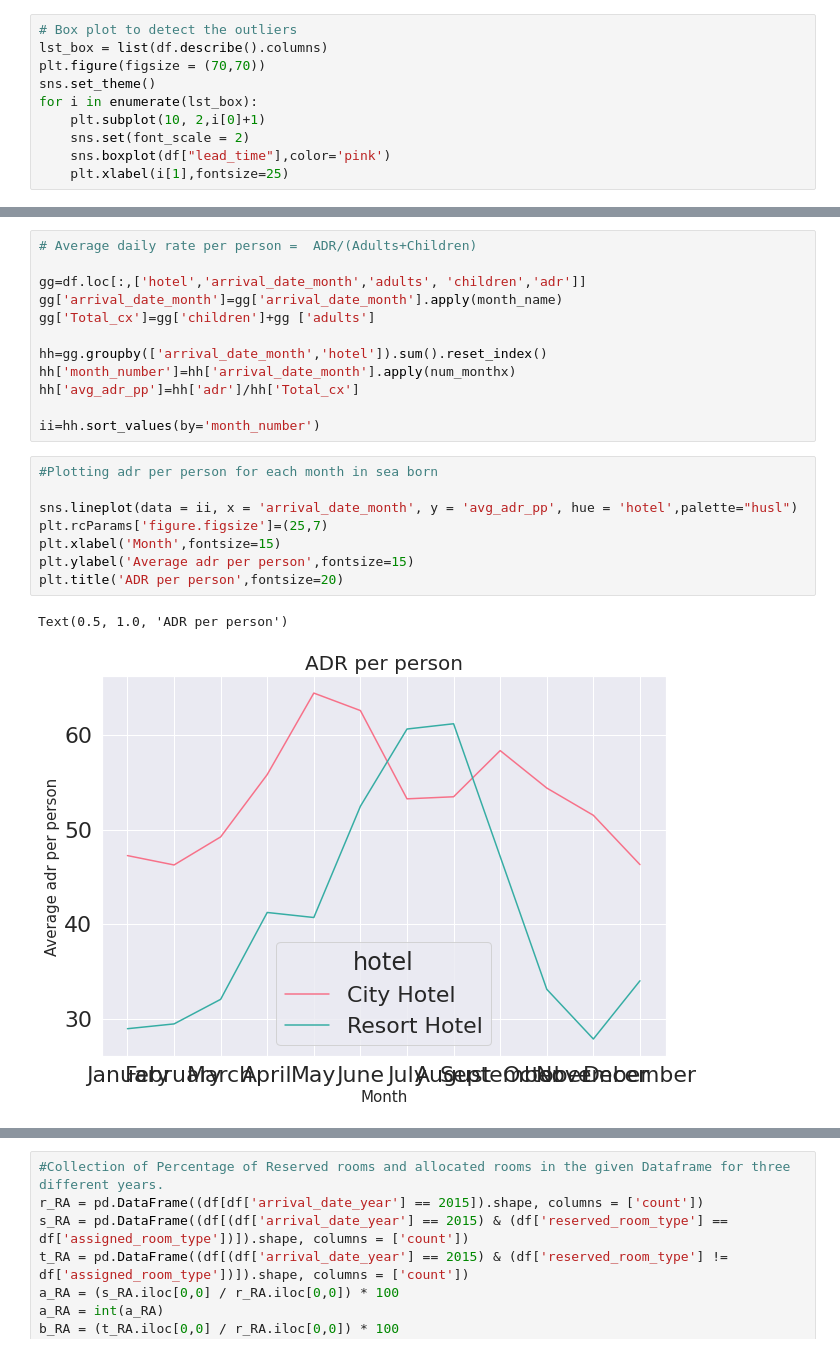
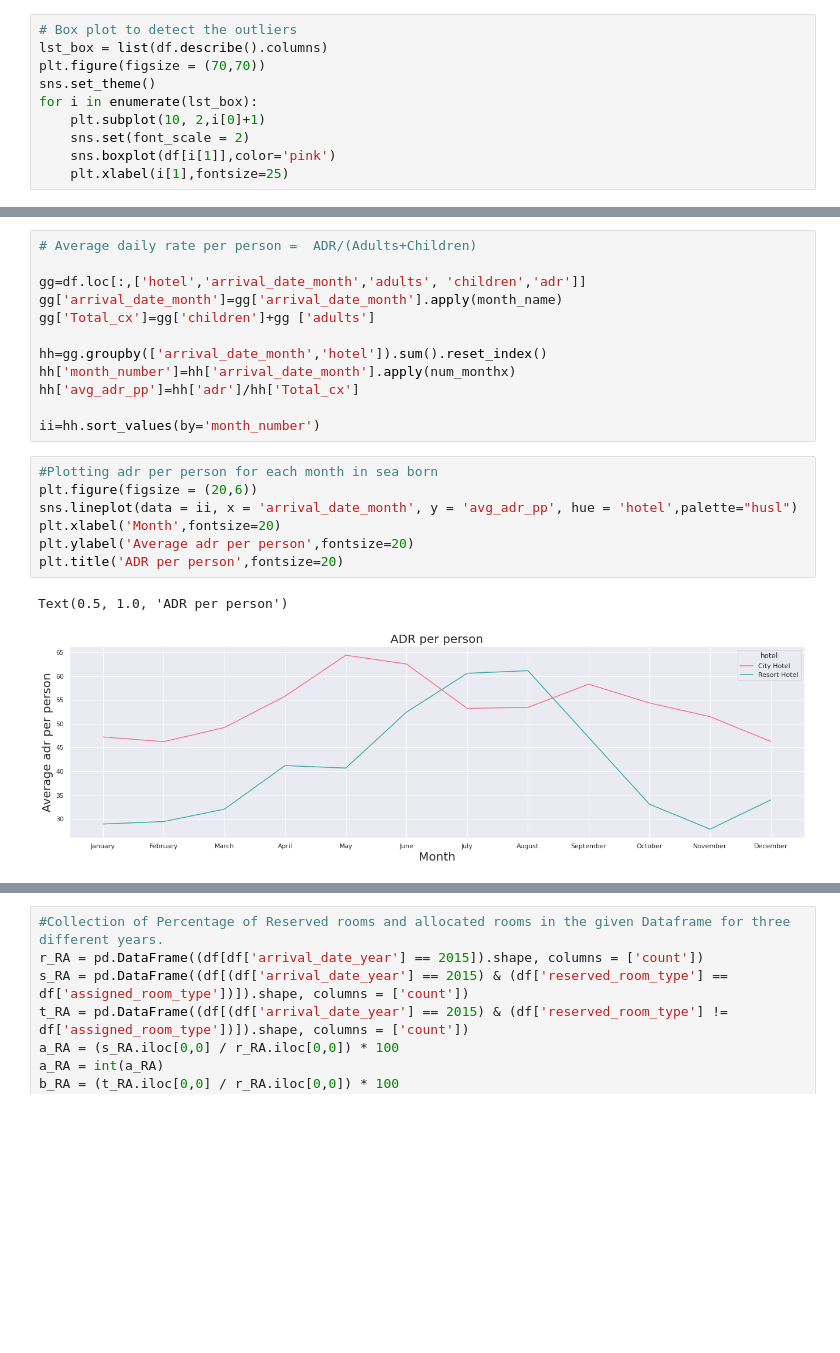
Before and after one commit to SethupathyM/EDA---Capstone-Project, a Jupyter notebook: Hotel_Booking_Capstone_Project.ipynb, the cells around one changed output, grey strips where cells are left out. Cells and saved outputs as stored; diff of their text form; blank space fills up the shorter version.

```diff
--- a/Hotel_Booking_Capstone_Project.ipynb
+++ b/Hotel_Booking_Capstone_Project.ipynb
@@ -139,5 +268,5 @@ sns.set_theme()
 for i in enumerate(lst_box):
     plt.subplot(10, 2,i[0]+1)
     sns.set(font_scale = 2)
-    sns.boxplot(df["lead_time"],color='pink')
+    sns.boxplot(df[i[1]],color='pink')
     plt.xlabel(i[1],fontsize=25)
@@ -400,14 +531,13 @@ hh['avg_adr_pp']=hh['adr']/hh['Total_cx']
 ii=hh.sort_values(by='month_number')
 # %%
 #Plotting adr per person for each month in sea born
-
+plt.figure(figsize = (20,6))
 sns.lineplot(data = ii, x = 'arrival_date_month', y = 'avg_adr_pp', hue = 'hotel',palette="husl")
-plt.rcParams['figure.figsize']=(25,7)
-plt.xlabel('Month',fontsize=15)
-plt.ylabel('Average adr per person',fontsize=15)
+plt.xlabel('Month',fontsize=20)
+plt.ylabel('Average adr per person',fontsize=20)
 plt.title('ADR per person',fontsize=20)
 # %% [output]
 Text(0.5, 1.0, 'ADR per person')
-[figure, old version]
+[figure, new version]
 # %%
 # Numer of bookings with respect to each month
```
Also changed, not shown: parts of 20 cells of this notebook.
